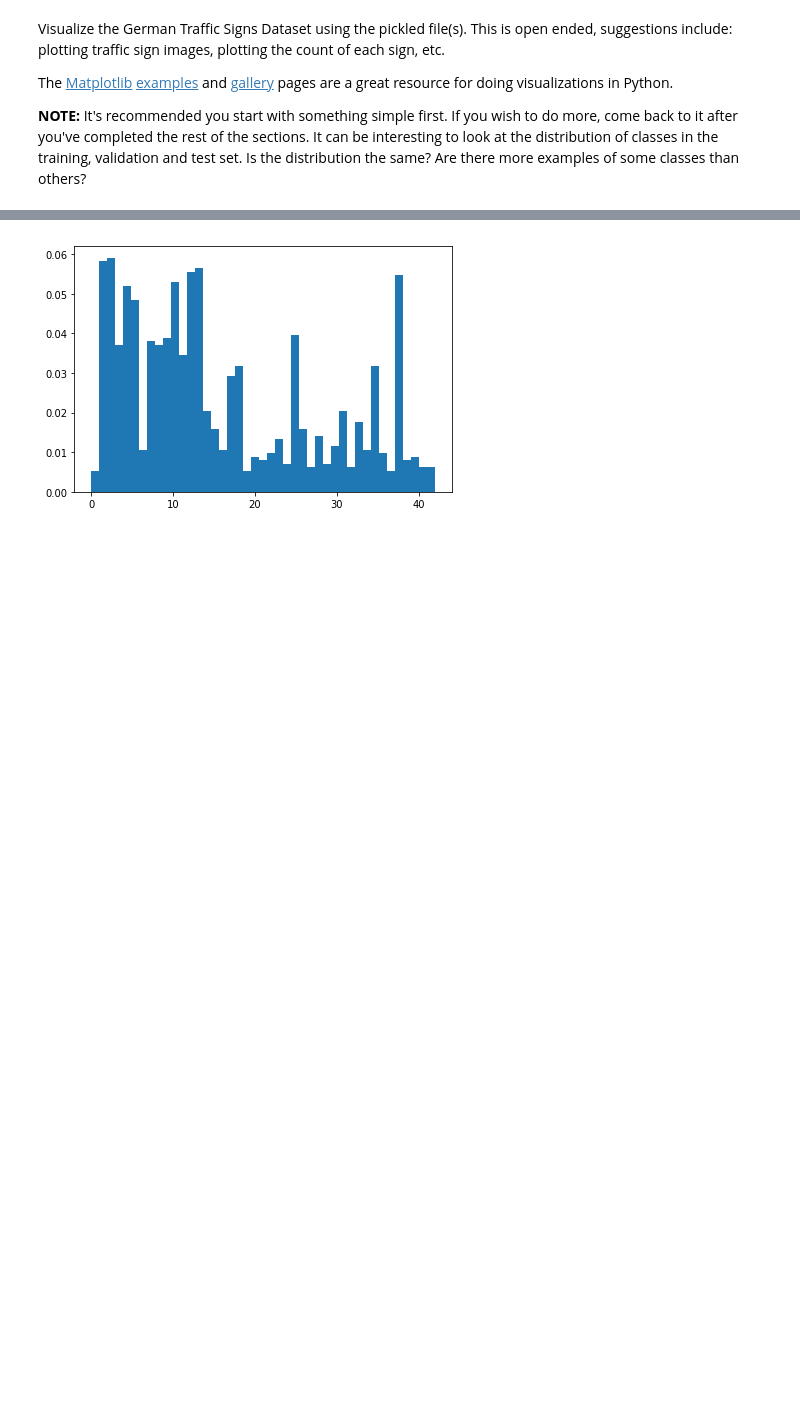
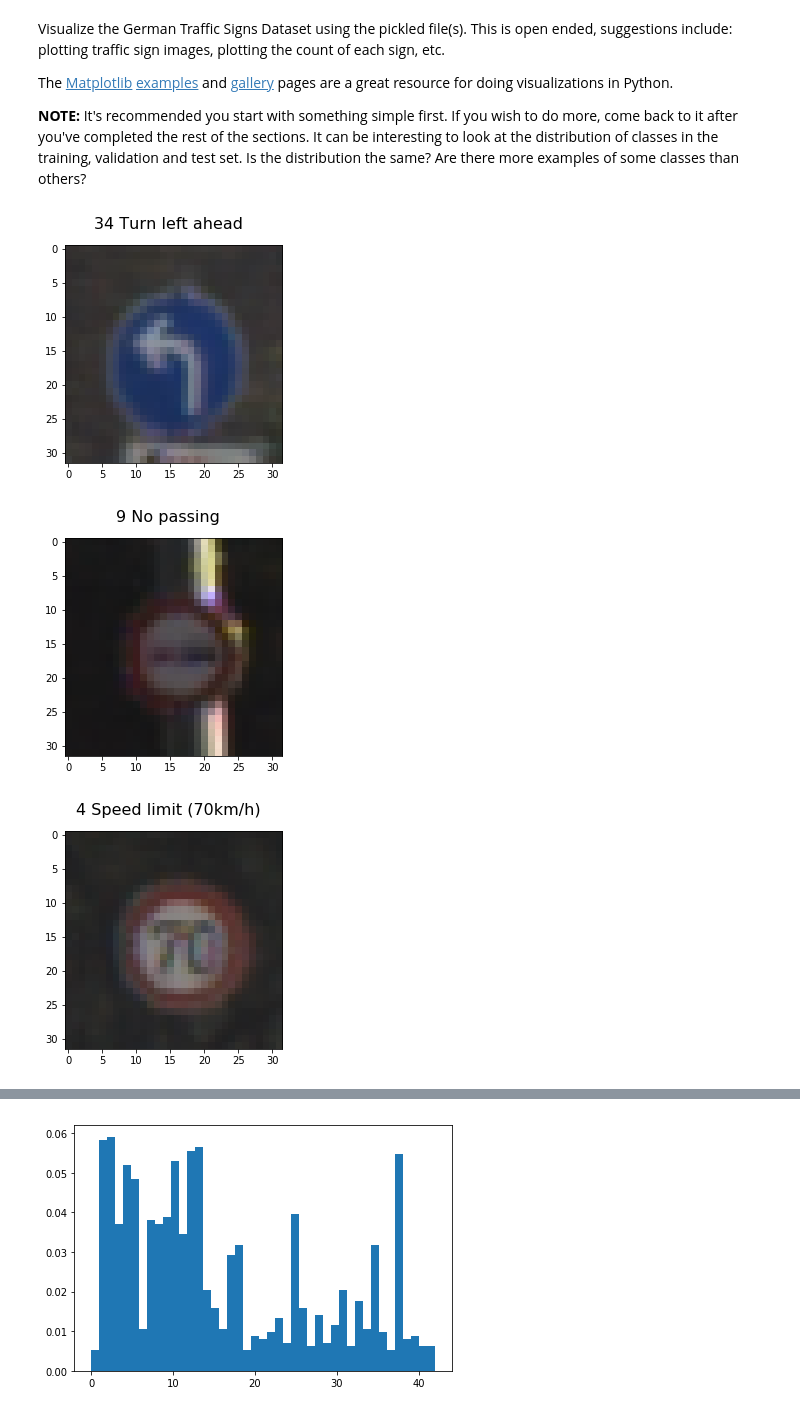
Before and after one commit to leros/Self-Driving-Car-Traffic-Sign-Classifier, a Jupyter notebook: Traffic_Sign_Classifier.ipynb, the cells around one changed output, grey strips where cells are left out. Saved outputs shown, nothing was run; the diff lists cells and outputs as text; code cells hidden in the pictures; blank space fills up the shorter version.

Commit message:
clean the notebook

```diff
--- a/Traffic_Sign_Classifier.ipynb
+++ b/Traffic_Sign_Classifier.ipynb
@@ -101,4 +101,24 @@ signnames = {}
 with open('signnames.csv', 'r') as csvfile:
     signnames = csv.reader(csvfile)
     signnames = dict(list(signnames)[1:]) # turn it into a dict while skipping the header
+# %%
+### Data exploration visualization code goes here.
+import random
+import numpy as np
+import matplotlib.pyplot as plt
+# Visualizations will be shown in the notebook.
+%matplotlib inline
+
+# Randomly pick up 3 signs to show
+for i in range(3):
+    index = random.randint(0, len(X_train))
+    sign_idx = str(y_train[index])
+    image = X_train[index].squeeze()
+    plt.figure()
+    plt.imshow(image)
+    plt.suptitle(sign_idx+' '+signnames[sign_idx], size=16)
+# %% [output]
+[figure, added]
+[figure, added]
+[figure, added]
 # %%
```
Also changed, not shown: parts of 4 cells of this notebook.
